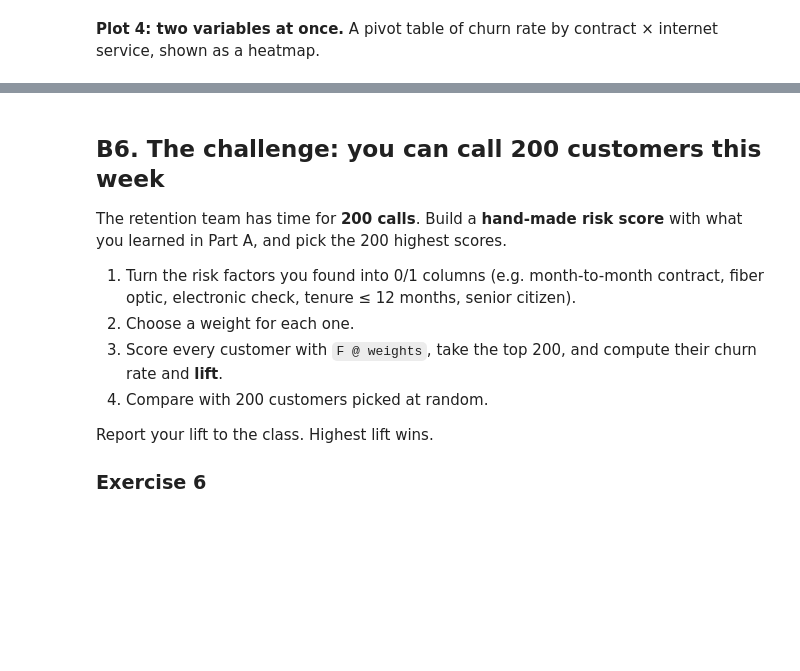
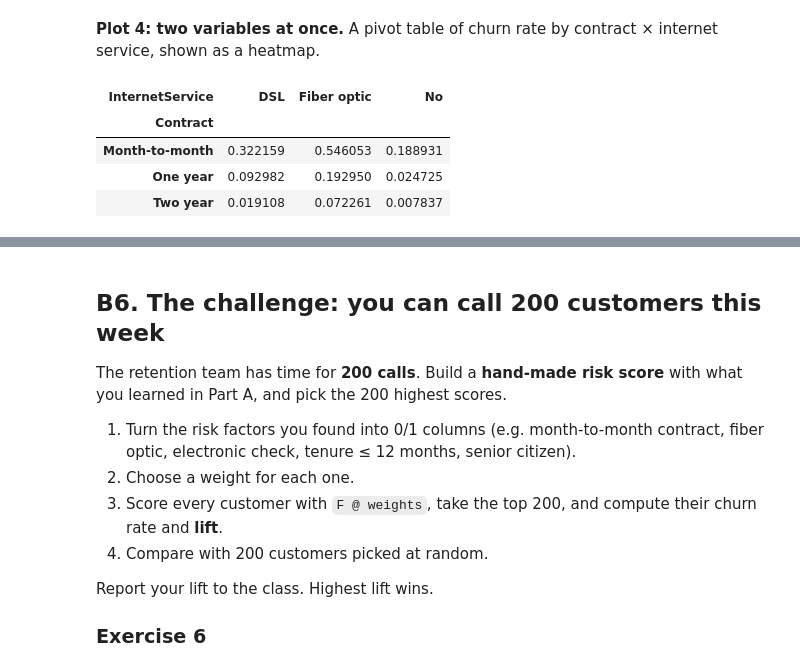
Before and after one commit to ilirsheraj/AI-Business, a Jupyter notebook: Week_02_Fundamentals/week_02_churning_basic_numy_pandas.ipynb, the cells around one changed output, grey strips where cells are left out. Cells and saved outputs as stored; diff of their text form; code cells hidden in the pictures; blank space fills up the shorter version.

```diff
--- a/Week_02_Fundamentals/week_02_churning_basic_numy_pandas.ipynb
+++ b/Week_02_Fundamentals/week_02_churning_basic_numy_pandas.ipynb
@@ -347,9 +586,18 @@ plt.show()
 # %% [markdown]
 **Plot 4: two variables at once.** A pivot table of churn rate by contract × internet service, shown as a heatmap.
 # %%
-pivot = df.pivot_table(index="Contract", columns="InternetService",
-                       values="churned", aggfunc="mean")
+# Another way to quickly summarize data
+pivot = df.pivot_table(index="Contract",
+                       columns="InternetService",
+                       values="churned",
+                       aggfunc="mean")
 pivot
+# %% [output]
+| InternetService | DSL | Fiber optic | No |
+| Contract |  |  |  |
+| Month-to-month | 0.322159 | 0.546053 | 0.188931 |
+| One year | 0.092982 | 0.192950 | 0.024725 |
+| Two year | 0.019108 | 0.072261 | 0.007837 |
 # %%
 fig, ax = plt.subplots(figsize=(7, 5))
 im = ax.imshow(pivot.values, cmap="Blues", vmin=0, vmax=pivot.values.max())
```
Also changed, not shown: parts of 49 cells of this notebook.
